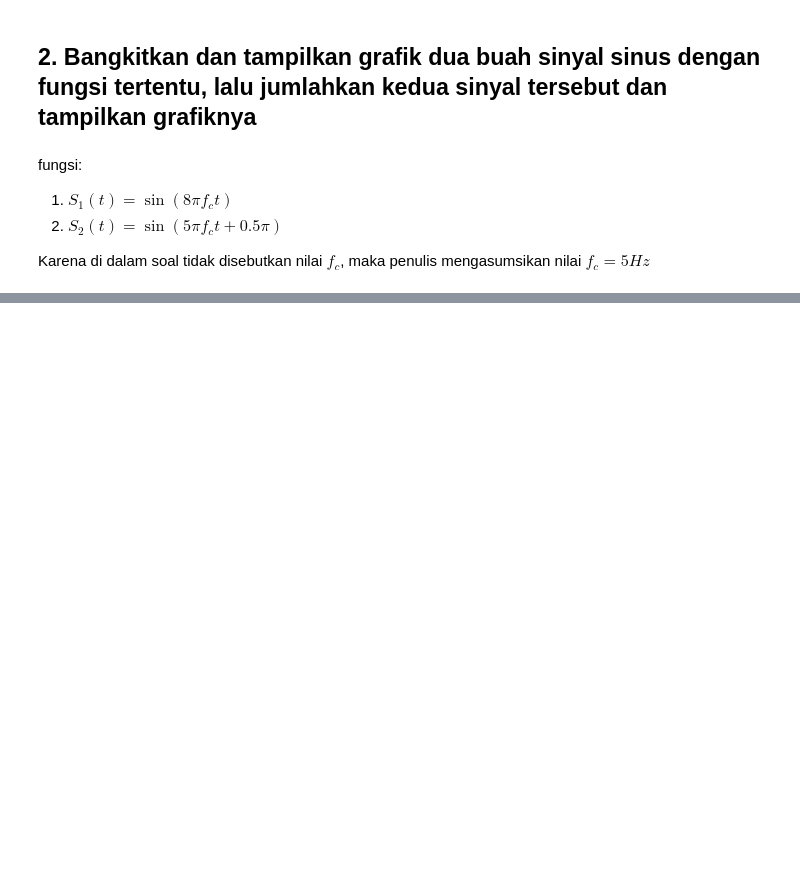
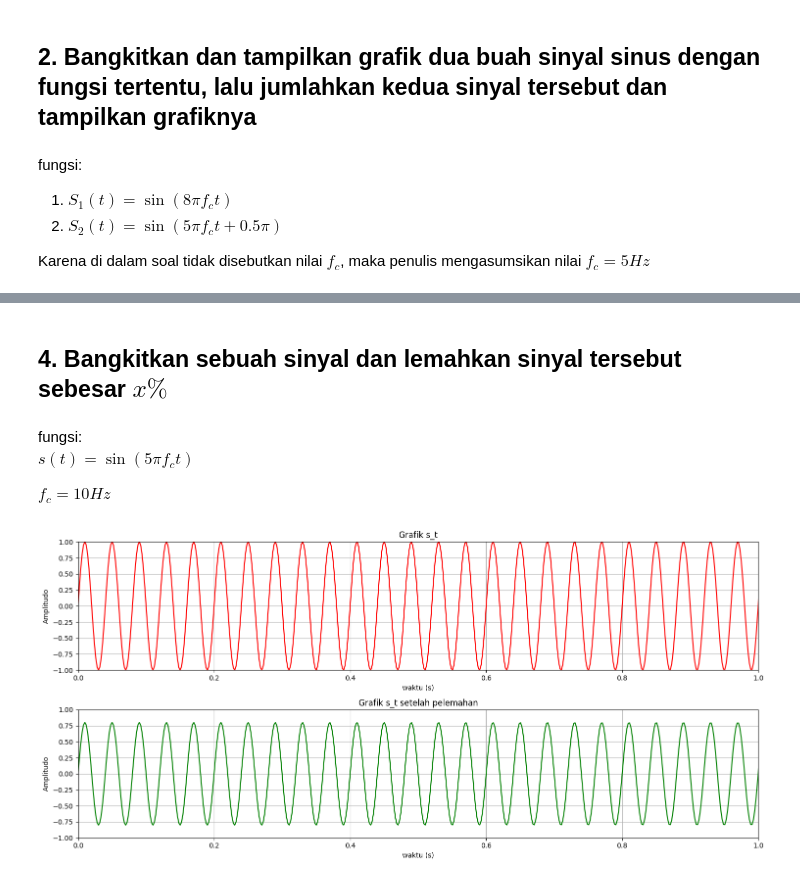
Before and after one commit to Dzuumirrah/Isyarat-dan-Sistem, a Jupyter notebook: tugas-1-week1/answer-notebook.ipynb, the cells around one changed output, grey strips where cells are left out. Cells and saved outputs as stored; diff of their text form; code cells hidden in the pictures; blank space fills up the shorter version.

```diff
--- a/tugas-1-week1/answer-notebook.ipynb
+++ b/tugas-1-week1/answer-notebook.ipynb
@@ -217,0 +271,43 @@ plt.show()
+# %% [markdown]
+## 4. Bangkitkan sebuah sinyal dan lemahkan sinyal tersebut sebesar $x\%$
+# %% [markdown]
+fungsi: <br>
+$s(t) = \sin (5\pi f_c t)$
+
+$f_c = 10Hz$
+# %%
+# Pembuatan grafik
+# Deklarasi variabel
+f_c = 10                        # Satuan Hz
+t = np.linspace(0, 2, 1000)
+pelemahan = 1-0.2              # Dilemahkan sebesar 20%
+
+# Deklarasi fungsi
+s_t = sin(5 * pi * f_c * t)
+s_t_lemah = s_t*pelemahan
+
+# Konfigurasi subplot
+fig, axs = plt.subplots(2, 1, figsize=(15, 7))
+
+# Grafik sebelum pelemahan
+axs[0].set_ylim(-1,1)
+axs[0].set_xlim(0, 1)
+axs[0].grid(True)
+axs[0].set_title("Grafik s_t")
+axs[0].set_xlabel("waktu (s)")
+axs[0].set_ylabel("Amplitudo")
+axs[0].plot(t, s_t, color="red")
+
+# Grafik setelah pelemahan
+axs[1].set_ylim(-1,1)
+axs[1].set_xlim(0, 1)
+axs[1].grid(True)
+axs[1].set_title("Grafik s_t setelah pelemahan")
+axs[1].set_xlabel("waktu (s)")
+axs[1].set_ylabel("Amplitudo")
+axs[1].plot(t, s_t_lemah, color="green")
+
+plt.tight_layout()
+plt.show()
+# %% [output]
+[figure, added]
```
Also changed, not shown: parts of 7 cells of this notebook.
